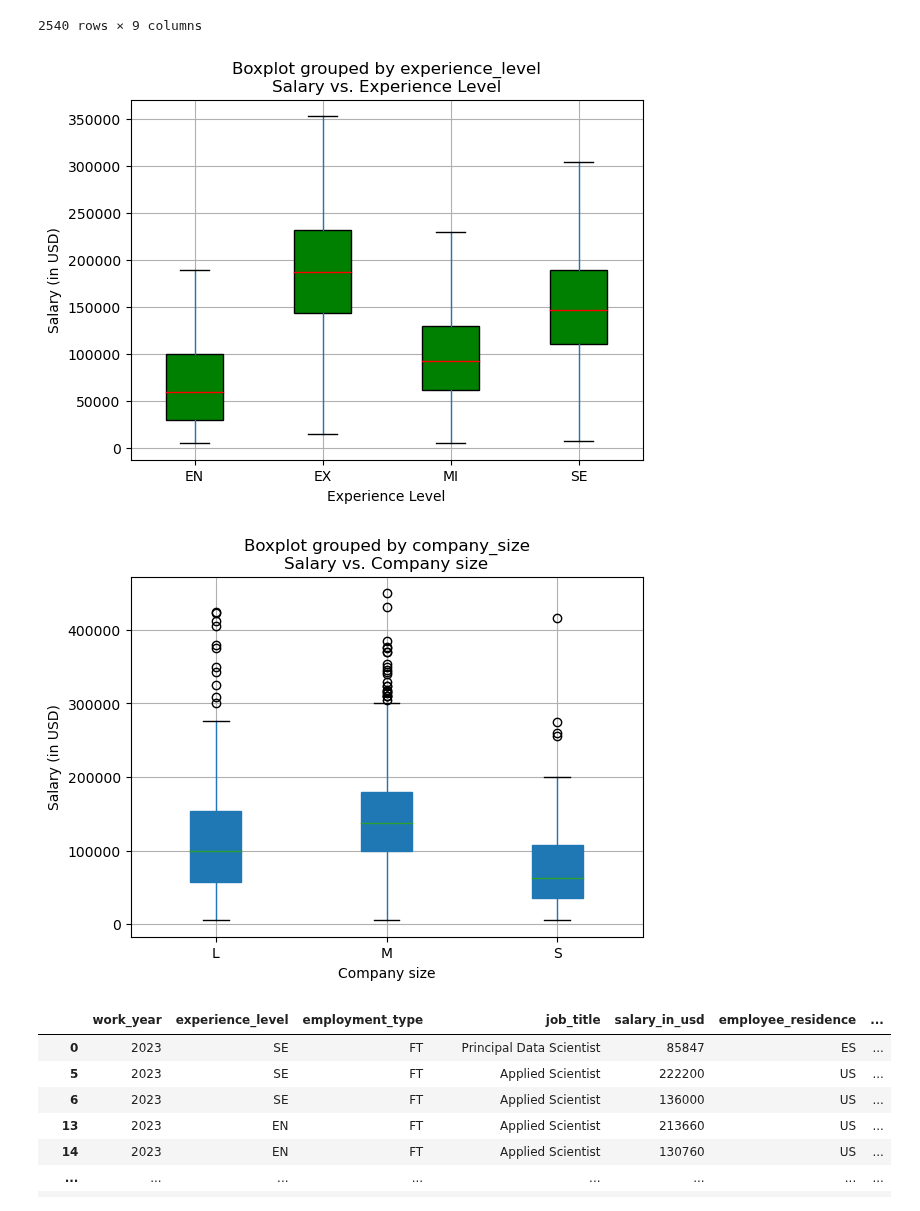
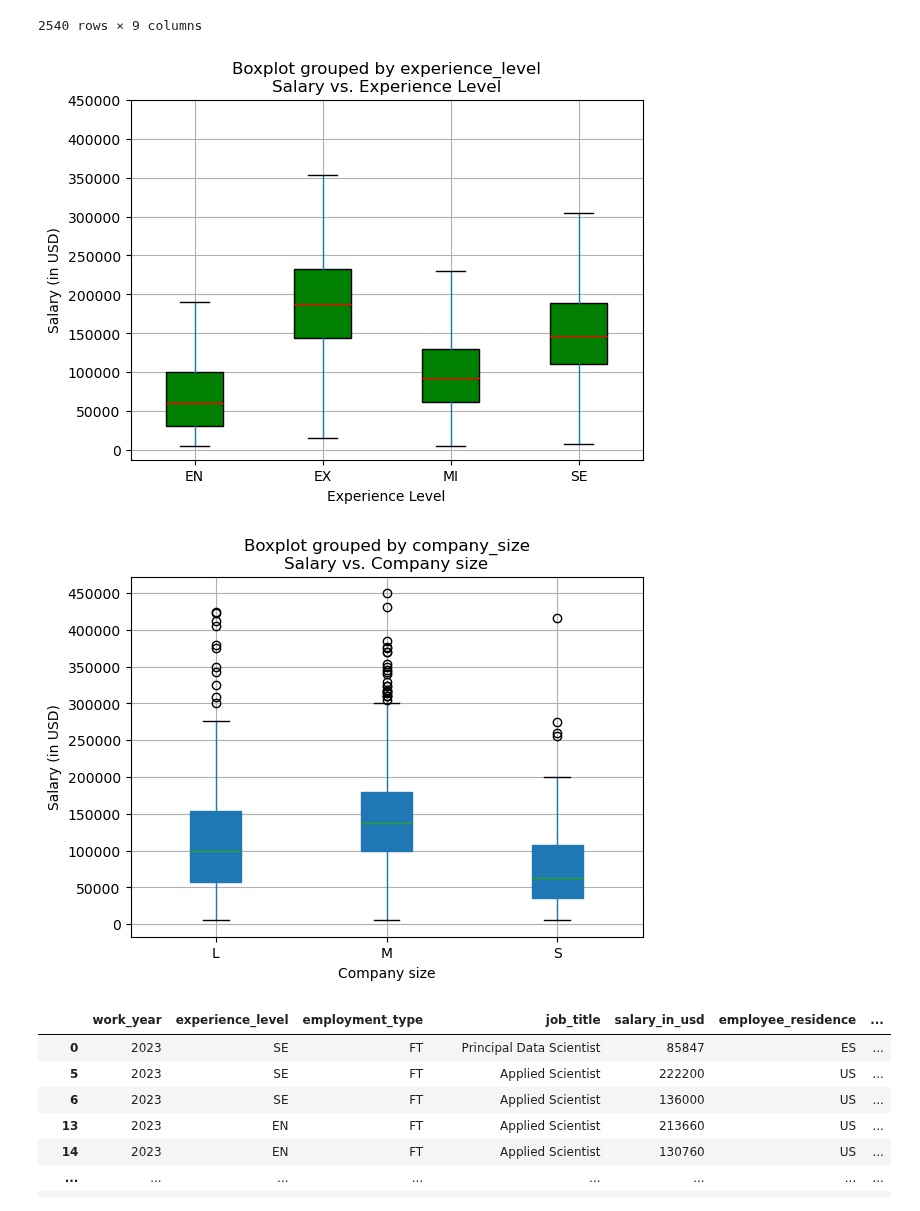
Before and after one commit to garimac12/project_acai, a Jupyter notebook: Project1_GC.ipynb, the cells around one changed output. Cells and saved outputs as stored; diff of their text form; code cells hidden in the pictures.

```diff
--- a/Project1_GC.ipynb
+++ b/Project1_GC.ipynb
@@ -288,21 +295,25 @@ final_df_remove_outlier
 # %%
 # Plotting Salary vs. Experience Level (with removed outliers in salary_in_usd)
 
 a="blue"
 b="red"
 c="green"
 final_df_remove_outlier.boxplot(column=["salary_in_usd"], by=["experience_level"], patch_artist=True, boxprops=dict(facecolor=c), flierprops=dict(color=a, markeredgecolor=a), medianprops=dict(color=b))
 plt.title('Salary vs. Experience Level')
 plt.xlabel('Experience Level')
 plt.ylabel('Salary (in USD)')
+
+y_ticks = np.arange(0, 500000, 50000)
+plt.yticks(y_ticks)
+
 plt.savefig("output_data_GC/Fig4_salary_experience_level_removed_outliers.png")
 plt.show()
 
 #There's a clear trend that as experience level increases, the median salary also increases.
 #The Executive-level (EX) experience has the highest median salary, followed by Entry-level(EN), Mid-level (MI), and Senior-level (SE).
 #The spread of salaries (as shown by the height of the boxes) also seems to increase with experience, indicating more variability in salaries for more experienced roles.
 # %% [output]
-[figure, old version]
+[figure, new version]
 # %%
 # Salary vs. Company_size
 
@@ -310,13 +321,17 @@ df_clean.boxplot(column=["salary_in_usd"], by=["company_size"], patch_artist=Tru
 plt.title('Salary vs. Company size')
 plt.xlabel('Company size')
 plt.ylabel('Salary (in USD)')
+
+y_ticks = np.arange(0, 500000, 50000)
+plt.yticks(y_ticks)
+
 plt.savefig("output_data_GC/Fig5_salary_company_size.png")
 plt.show()
 
 #There's a clear trend that the medium(M) size companies provide more median salaries followed by large(L) companies and then followed by small(S) companies. increases, the median salary also increases.
 #The spread of salaries (as shown by the height of the boxes) is more for large size companies.
 # %% [output]
-[figure, old version]
+[figure, new version]
 # %%
 # Removing outliers in salary_in_usd for different sizes of Companies: Salary vs. Company size
 
```
Also changed, not shown: parts of 14 cells of this notebook.
